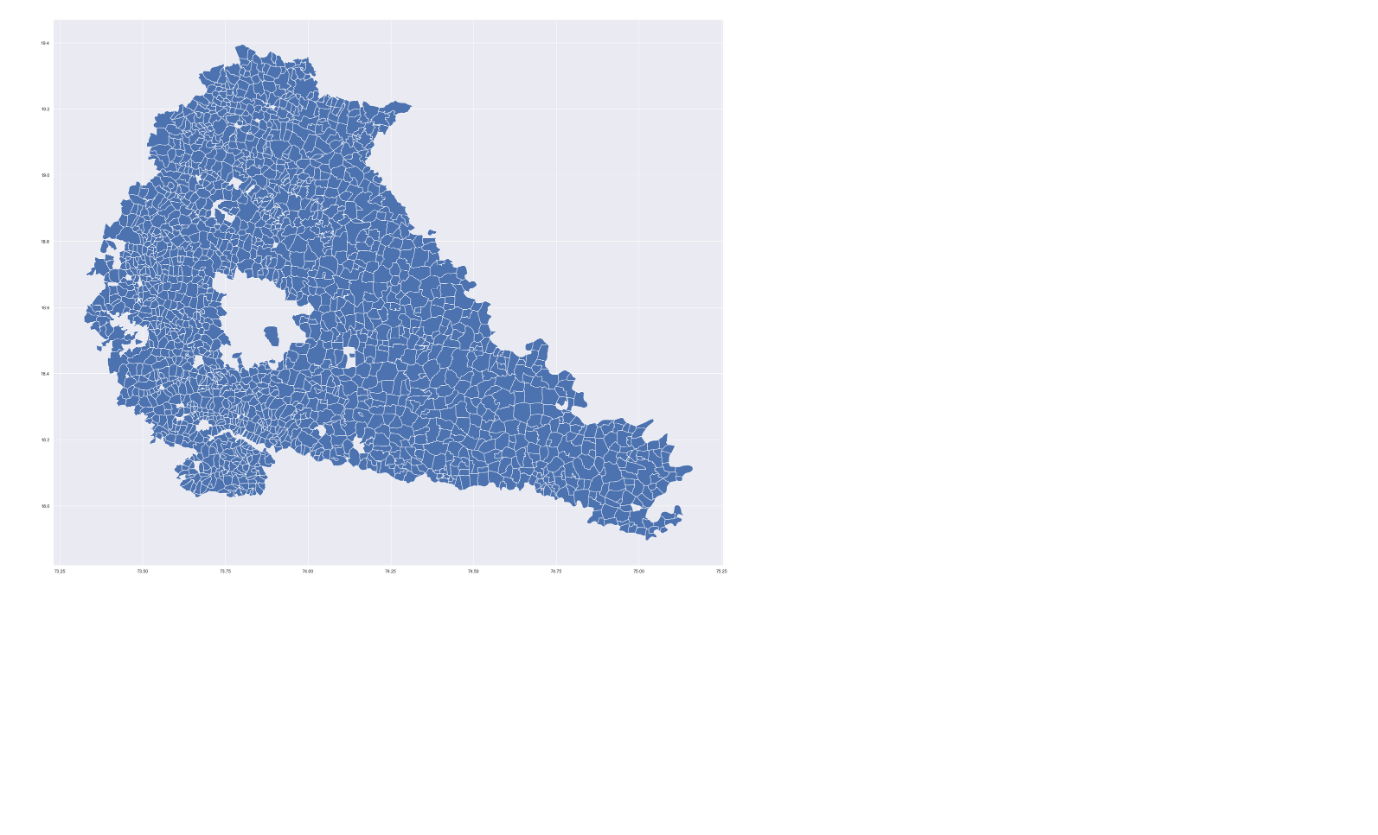
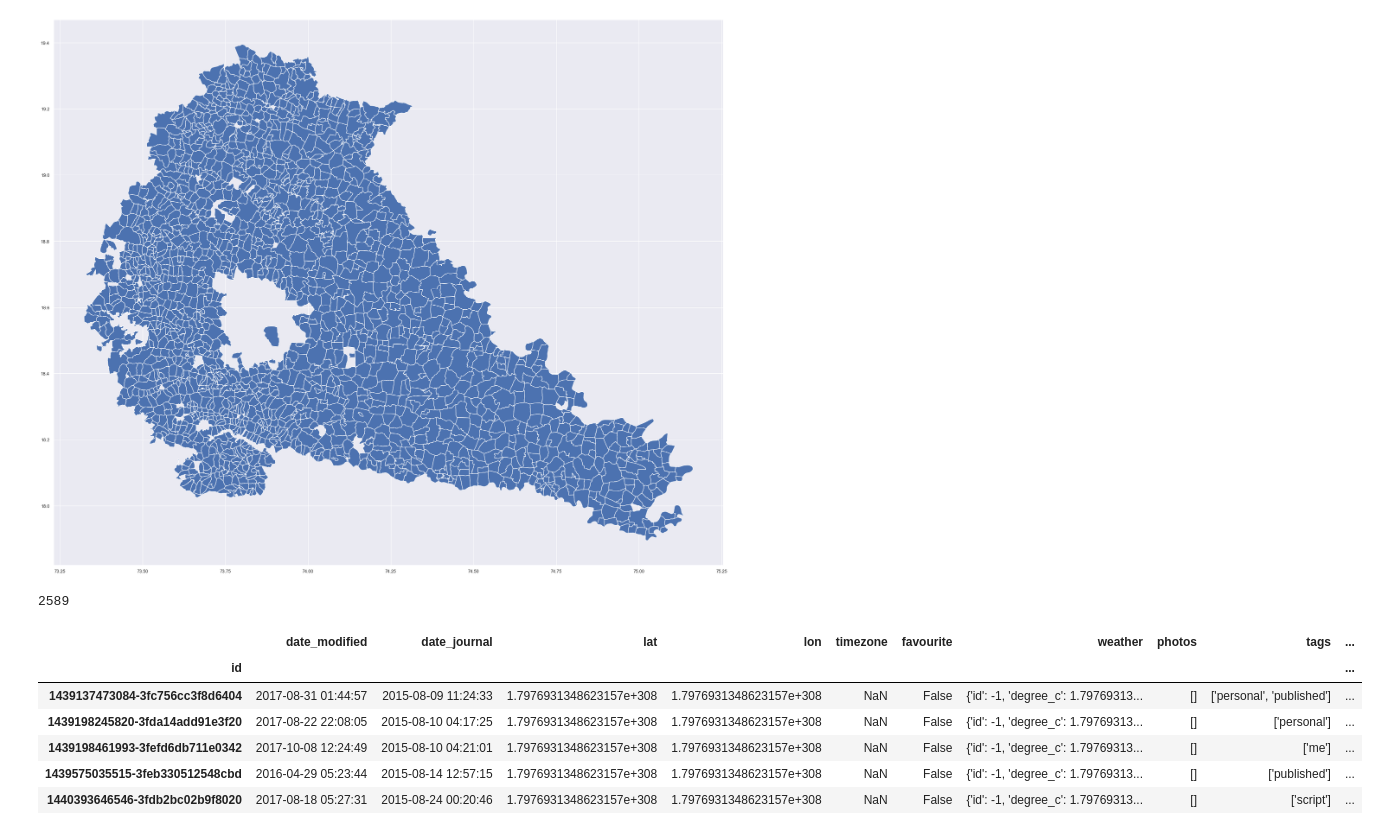
Before and after one commit to adityaarunsinghal/text-mining, a Jupyter notebook: Location Interpretation.ipynb, the cells around one changed output. Cells and saved outputs as stored; diff of their text form; code cells hidden in the pictures; blank space fills up the shorter version.

```diff
--- a/Location Interpretation.ipynb
+++ b/Location Interpretation.ipynb
@@ -146,0 +163,16 @@ pune.plot(ax=ax)
+# %%
+len(geometry)
+# %% [output]
+2589
+# %%
+geo_df = gpd.GeoDataFrame(datadf, crs=crs, geometry=geometry).drop(columns=['mood','no_stop','address','no_punc', 'text'])
+geo_df.to_file(r'All Data/Raw Journey Data/GeoData_Until16May2020.csv', driver='GeoJSON')
+geo_df.head()
+# %% [output]
+|  | date_modified | date_journal | lat | lon | timezone | favourite | weather | photos | tags | ... |
+| id |  |  |  |  |  |  |  |  |  | ... |
+| 1439137473084-3fc756cc3f8d6404 | 2017-08-31 01:44:57 | 2015-08-09 11:24:33 | 1.7976931348623157e+308 | 1.7976931348623157e+308 | NaN | False | {'id': -1, 'degree_c': 1.79769313... | [] | ['personal', 'published'] | ... |
+| 1439198245820-3fda14add91e3f20 | 2017-08-22 22:08:05 | 2015-08-10 04:17:25 | 1.7976931348623157e+308 | 1.7976931348623157e+308 | NaN | False | {'id': -1, 'degree_c': 1.79769313... | [] | ['personal'] | ... |
+| 1439198461993-3fefd6db711e0342 | 2017-10-08 12:24:49 | 2015-08-10 04:21:01 | 1.7976931348623157e+308 | 1.7976931348623157e+308 | NaN | False | {'id': -1, 'degree_c': 1.79769313... | [] | ['me'] | ... |
+| 1439575035515-3feb330512548cbd | 2016-04-29 05:23:44 | 2015-08-14 12:57:15 | 1.7976931348623157e+308 | 1.7976931348623157e+308 | NaN | False | {'id': -1, 'degree_c': 1.79769313... | [] | ['published'] | ... |
+| 1440393646546-3fdb2bc02b9f8020 | 2017-08-18 05:27:31 | 2015-08-24 00:20:46 | 1.7976931348623157e+308 | 1.7976931348623157e+308 | NaN | False | {'id': -1, 'degree_c': 1.79769313... | [] | ['script'] | ... |
```
Also changed, not shown: parts of 10 cells of this notebook.
